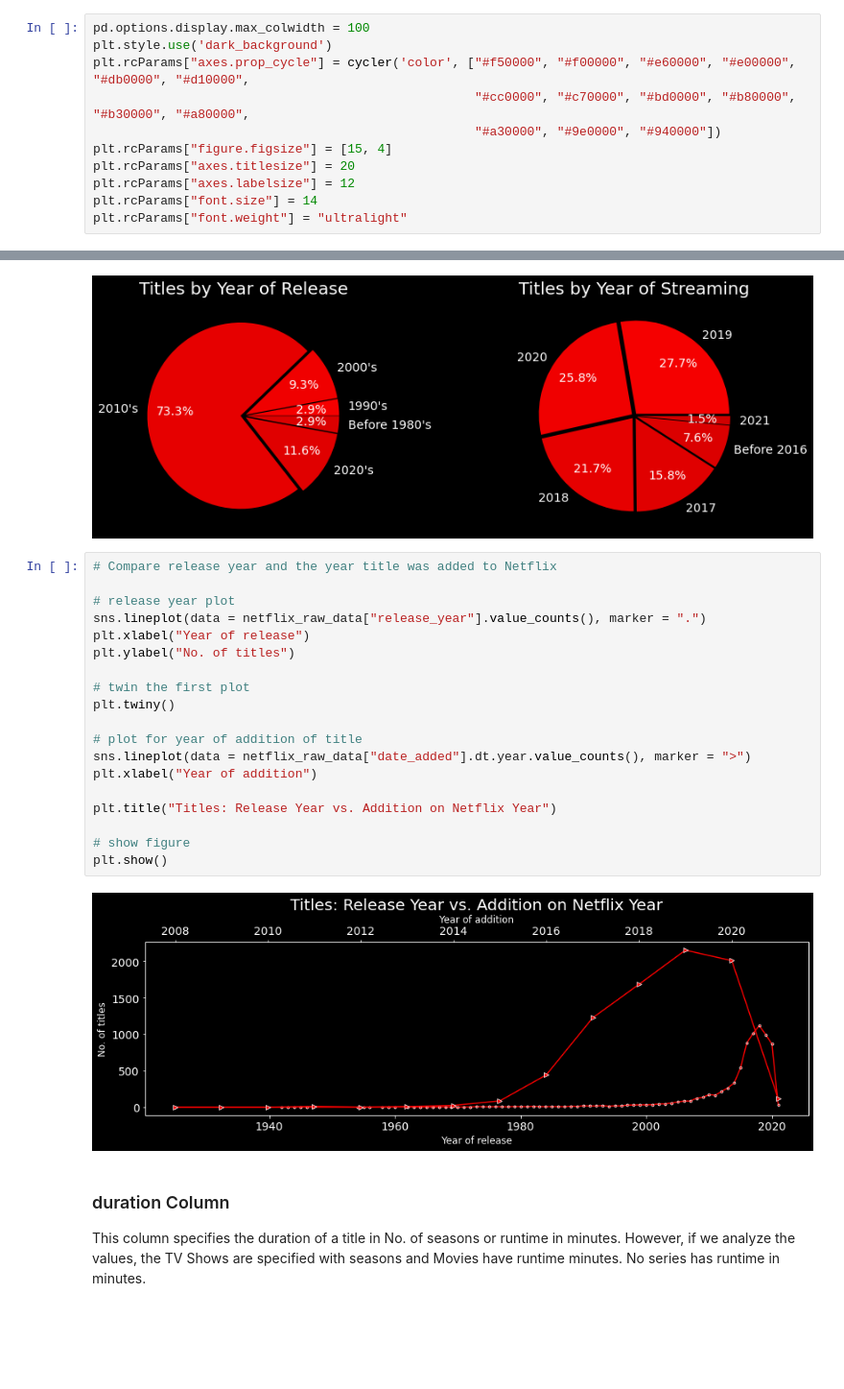
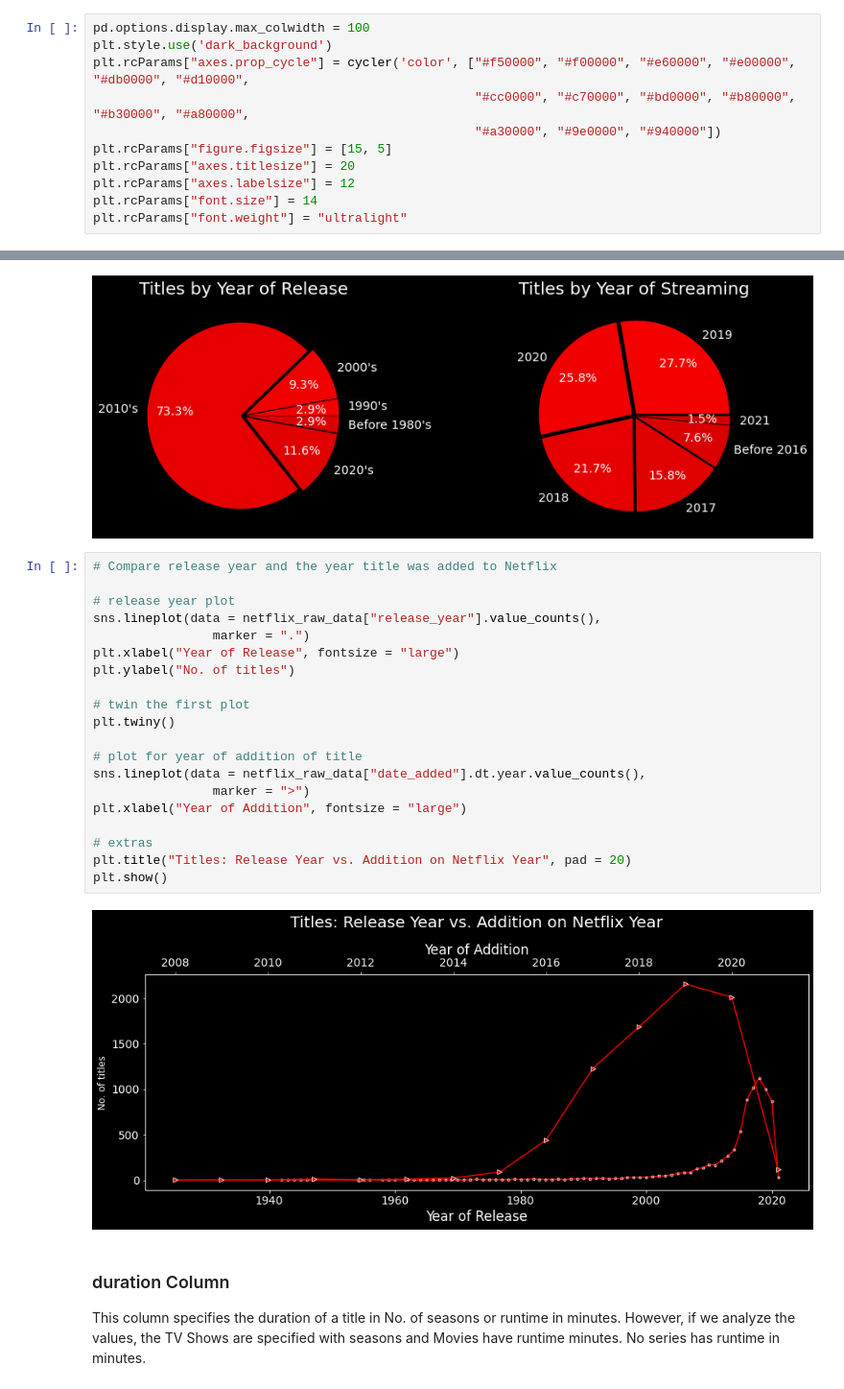
Before and after one commit to vivek-kotecha/netflix-recommender, a Jupyter notebook: workbooks/Netflix_Exploratory_Analysis.ipynb, the cells around one changed output, grey strips where cells are left out. Shown at 96% size. Cells and saved outputs as stored; diff of their text form; blank space fills up the shorter version.

```diff
--- a/workbooks/Netflix_Exploratory_Analysis.ipynb
+++ b/workbooks/Netflix_Exploratory_Analysis.ipynb
@@ -37,7 +42,7 @@ plt.style.use('dark_background')
 plt.rcParams["axes.prop_cycle"] = cycler('color', ["#f50000", "#f00000", "#e60000", "#e00000", "#db0000", "#d10000",
                                                    "#cc0000", "#c70000", "#bd0000", "#b80000", "#b30000", "#a80000",
                                                    "#a30000", "#9e0000", "#940000"])
-plt.rcParams["figure.figsize"] = [15, 4]
+plt.rcParams["figure.figsize"] = [15, 5]
 plt.rcParams["axes.titlesize"] = 20
 plt.rcParams["axes.labelsize"] = 12
 plt.rcParams["font.size"] = 14
@@ -283,24 +288,25 @@ plt.show()
 # %%
 # Compare release year and the year title was added to Netflix
 
 # release year plot
-sns.lineplot(data = netflix_raw_data["release_year"].value_counts(), marker = ".")
-plt.xlabel("Year of release")
+sns.lineplot(data = netflix_raw_data["release_year"].value_counts(),
+                marker = ".")
+plt.xlabel("Year of Release", fontsize = "large")
 plt.ylabel("No. of titles")
 
 # twin the first plot
 plt.twiny()
 
 # plot for year of addition of title
-sns.lineplot(data = netflix_raw_data["date_added"].dt.year.value_counts(), marker = ">")
-plt.xlabel("Year of addition")
+sns.lineplot(data = netflix_raw_data["date_added"].dt.year.value_counts(),
+                marker = ">")
+plt.xlabel("Year of Addition", fontsize = "large")
 
-plt.title("Titles: Release Year vs. Addition on Netflix Year")
-
-# show figure
+# extras
+plt.title("Titles: Release Year vs. Addition on Netflix Year", pad = 20)
 plt.show()
 # %% [output]
-[figure, old version]
+[figure, new version]
 # %% [markdown]
 ### duration Column
 
```
Also changed, not shown: parts of 67 cells of this notebook.
